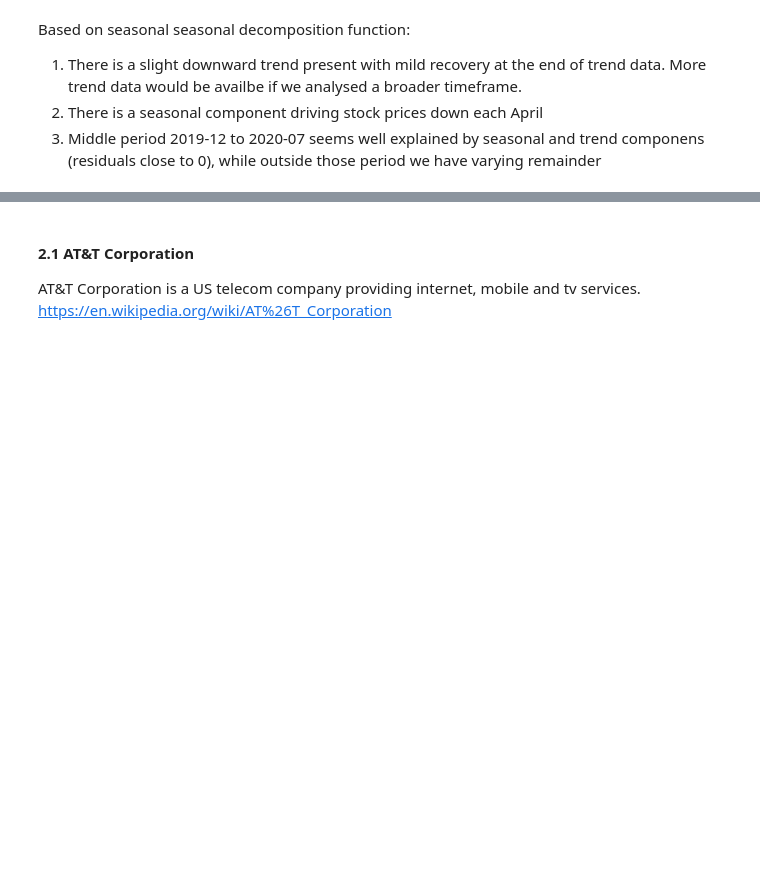
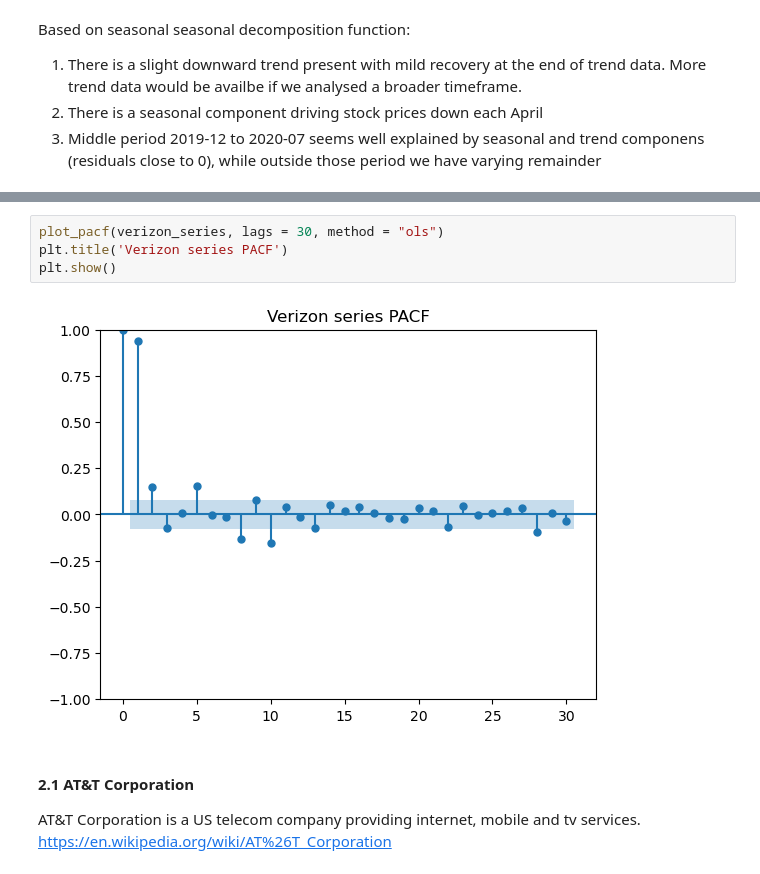
Before and after one commit to TGusciora/Python, a Jupyter notebook: Manning/TimeSeriesStockPrices/TimeSeriesComponents/001_1_1_TGusciora_TimeSeriesComponents_DataExtracting.ipynb, the cells around one changed output, grey strips where cells are left out. Cells and saved outputs as stored; diff of their text form; blank space fills up the shorter version.

```diff
--- a/Manning/TimeSeriesStockPrices/TimeSeriesComponents/001_1_1_TGusciora_TimeSeriesComponents_DataExtracting.ipynb
+++ b/Manning/TimeSeriesStockPrices/TimeSeriesComponents/001_1_1_TGusciora_TimeSeriesComponents_DataExtracting.ipynb
@@ -147,3 +222,9 @@ Based on seasonal seasonal decomposition function:
+# %%
+plot_pacf(verizon_series, lags = 30, method = "ols")
+plt.title('Verizon series PACF')
+plt.show()
+# %% [output]
+[figure, added]
 # %% [markdown]
 #### 2.1 AT&T Corporation
 
```
Also changed, not shown: parts of 6 cells of this notebook.
